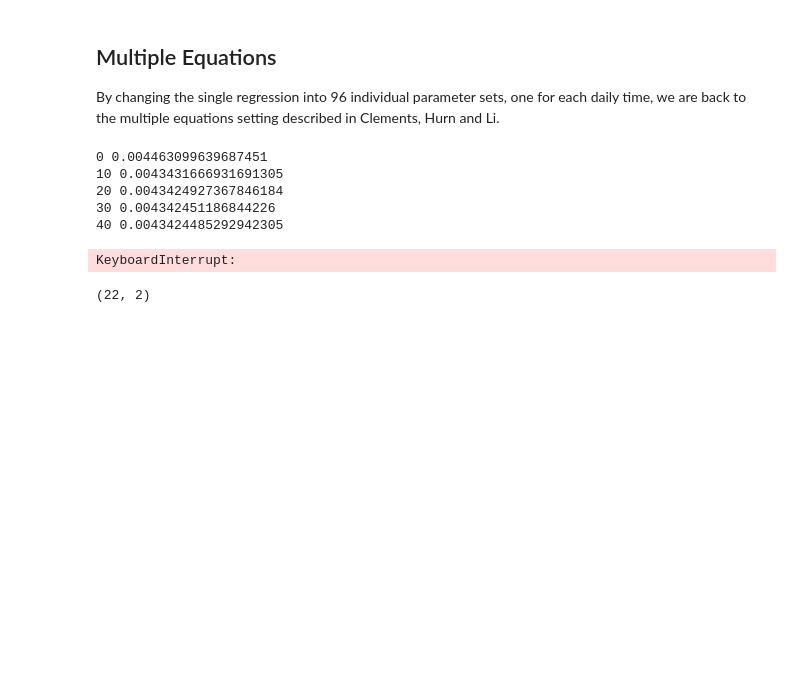
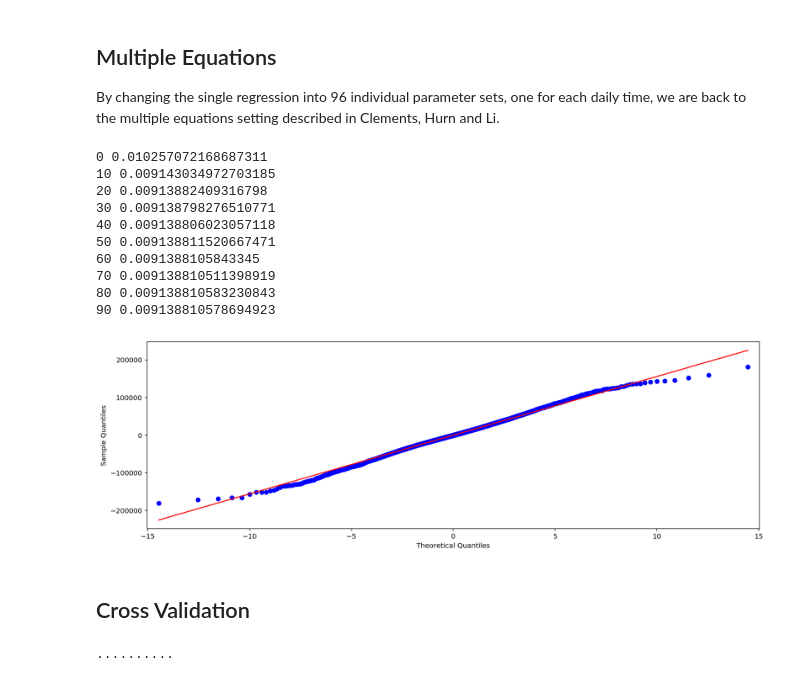
Before and after one commit to ptrcarta/ts_project, a Jupyter notebook: Multiple Equations.ipynb, the cells around one changed output. Cells and saved outputs as stored; diff of their text form; code cells hidden in the pictures; blank space fills up the shorter version.

Commit message:
cross validation of multiple equations model

```diff
--- a/Multiple Equations.ipynb
+++ b/Multiple Equations.ipynb
@@ -40,7 +51,7 @@ holiday_pop = holidays_cantons*cantons['Population']
 
 The consumption $L_{hd}$ today at day $d$ and hour $h$ depends on $L_{h-1d}$, $L_{hd-1}$, $L_{hd-7}$
 # %%
-def build_ts_regressor(ts, fourier_order=4):
+def build_ts_regressor(ts, weather, holiday_pop, fourier_order=4):
     #interact annual pattern like (6)
     week_lag_idx = np.arange(ts.size-SAMPS_DAY*7)
     t = ((
@@ -132 +98,4 @@ MAPE_triv
+# %%
+reg = build_ts_regressor(ts, weather, holiday_pop)
+lr = LinearRegression().fit(reg, ts.values[7*SAMPS_DAY:])
 # %%
@@ -140,13 +109,12 @@ MAPE
 We can now add a moving average component to the mix and see if our forecasting imporves. The moving average takes into account previous hour errors and previous week error.
 The estimation is done by applying the ordinary linear model, and treating residuals as estimated innovations, and iterating the least square estimation, and innovation estimations.
 # %%
-reg = build_ts_regressor(ts)
+reg = build_ts_regressor(ts, weather, holiday_pop)
 eps = np.zeros_like(ts.values[7*SAMPS_DAY:])
 # we drop an additional leading week so the least squares estimation is done
 # with all the estimated epsilons, previous week before included.
-for c in range(30):
+for c in range(100):
     eps_reg = np.hstack([eps[:-7*SAMPS_DAY,None], eps[6*SAMPS_DAY:-SAMPS_DAY,None]])
-    mod = sm.OLS(exog=np.hstack([reg[7*SAMPS_DAY:],eps_reg]), endog=ts.values[14*SAMPS_DAY:])
-    res = mod.fit()
-    eps = ts.values[7*SAMPS_DAY:] - res.predict(np.hstack([reg, np.vstack([np.zeros([7*SAMPS_DAY,eps_reg.shape[1]]), eps_reg])]))
-    print(c, np.mean(np.abs(eps[7*SAMPS_DAY:]/ts.values[14*SAMPS_DAY:])))
+    lr = LinearRegression().fit(np.hstack([reg[7*SAMPS_DAY:],eps_reg]), ts.values[14*SAMPS_DAY:])
+    eps = ts.values[7*SAMPS_DAY:] - lr.predict(np.hstack([reg, np.vstack([np.zeros([7*SAMPS_DAY,eps_reg.shape[1]]), eps_reg])]))
+#     print(c, np.mean(np.abs(eps[7*SAMPS_DAY:]/ts.values[14*SAMPS_DAY:])))
@@ -211,19 +123,19 @@ strong multicollinearity or other numerical problems.
 
 By changing the single regression into 96 individual parameter sets, one for each daily time, we are back to the multiple equations setting described in Clements, Hurn and Li.
 # %%
-reg = build_ts_regressor(ts)
+reg = build_ts_regressor(ts, weather, holiday_pop)
 eps = np.zeros_like(ts.values[7*SAMPS_DAY:])
-regressions = [None for i in range(SAMPS_DAY)]
+regressions = [LinearRegression() for i in range(SAMPS_DAY)]
 
-for c in range(25):
+for c in range(100):
     eps_reg = np.hstack([eps[:-7*SAMPS_DAY,None], eps[6*SAMPS_DAY:-SAMPS_DAY,None]])
     for daily_time in range(SAMPS_DAY):
-        regressions[daily_time] = sm.OLS(
-                exog=np.hstack(
-                    [reg[7*SAMPS_DAY+daily_time::SAMPS_DAY],eps_reg[daily_time::SAMPS_DAY]]
-                ),
-                endog=ts.values[daily_time + 14*SAMPS_DAY::SAMPS_DAY]
-            ).fit()
+        regressions[daily_time].fit(
+            np.hstack(
+                [reg[7*SAMPS_DAY+daily_time::SAMPS_DAY],eps_reg[daily_time::SAMPS_DAY]]
+            ),
+            ts.values[daily_time + 14*SAMPS_DAY::SAMPS_DAY]
+        )
         eps[daily_time::SAMPS_DAY] = ts.values[daily_time + 7*SAMPS_DAY::SAMPS_DAY]\
             - regressions[daily_time].predict(
                 np.hstack([
@@ -234,13 +146,13 @@ for c in range(25):
     if c % 10 == 0:
         print(c, np.mean(np.abs(eps[7*SAMPS_DAY:]/ts.values[14*SAMPS_DAY:])))
 # %% [output]
-0 0.004463099639687451
-10 0.0043431666931691305
-20 0.0043424927367846184
-30 0.004342451186844226
-40 0.0043424485292942305
+0 0.010257072168687311
+10 0.009143034972703185
+20 0.00913882409316798
+30 0.009138798276510771
+40 0.009138806023057118
+50 0.009138811520667471
+60 0.0091388105843345
+70 0.009138810511398919
+80 0.009138810583230843
+90 0.009138810578694923
-KeyboardInterrupt:
-# %%
-regressions[48].conf_int().shape
-# %% [output]
-(22, 2)
@@ -263,0 +159,7 @@ for c_i in range(0,22):
+# %%
+#heavy tailed residuals distribution
+sm.graphics.qqplot(eps, line='r', dist=stats.t, distargs=(5,));
+# %% [output]
+[figure, added]
+# %% [markdown]
+## Cross Validation
@@ -263,0 +192,18 @@ for c_i in range(0,22):
+# %%
+import sys
+run_length = 10000
+tests = 10
+apes = []
+
+for test_number in range(tests):
+    test_start = test_number*(ts.values.size - run_length)//tests
+    APE = test_multiple_eq(ts.iloc[test_start:test_start + run_length],
+                     weather.iloc[test_start:test_start + run_length],
+                     holiday_pop.iloc[test_start:test_start + run_length])
+    print('.', end='')
+    if test_number != 0 and test_number % 20 == 0:
+        print()
+    sys.stdout.flush()
+    apes.append(APE)
+# %% [output]
+..........
```
Also changed, not shown: parts of 20 cells of this notebook.
